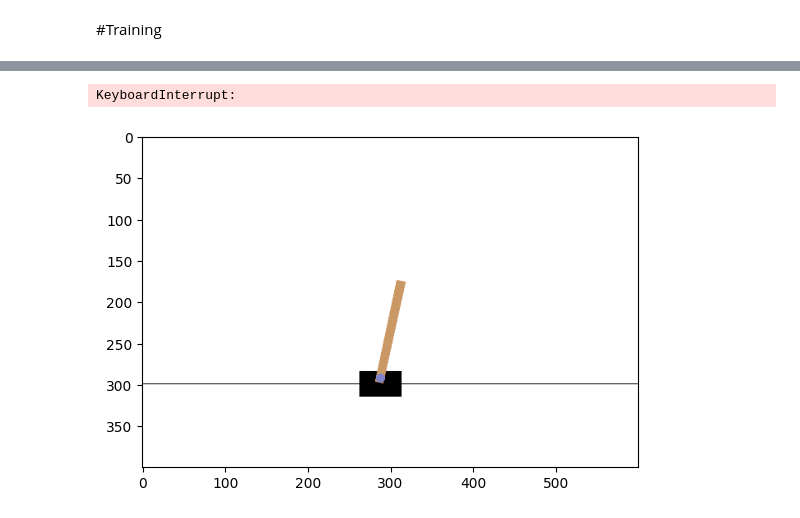
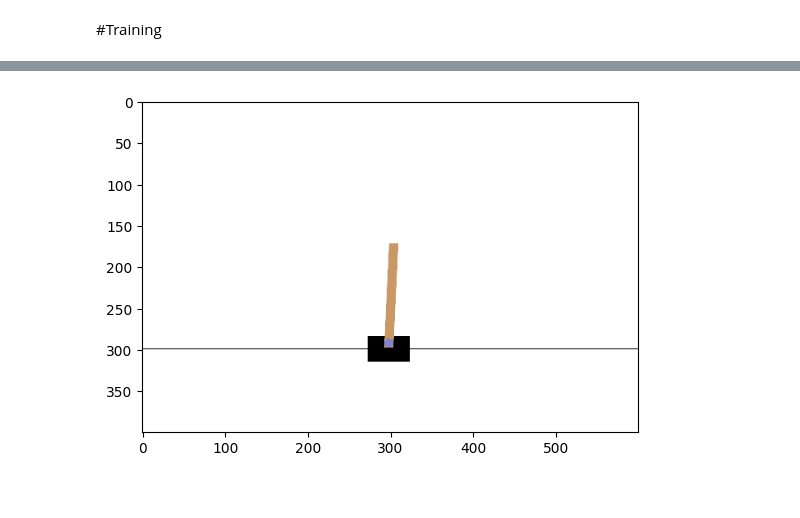
Before and after one commit to owenparsons3/RL-team, a Jupyter notebook: DQN.ipynb, the cells around one changed output, grey strips where cells are left out. Saved outputs shown, nothing was run; the diff lists cells and outputs as text; code cells hidden in the pictures.

```diff
--- a/DQN.ipynb
+++ b/DQN.ipynb
@@ -242,4 +242,8 @@ for step in itertools.count():
     print()
     print('Step', step)
     print('Avg reward', np.mean(reward_buffer))
+
+#for shorter training
+  if step > 15000:
+    break
 # %% [output]
@@ -270,29 +290,28 @@ Requirement already satisfied: gym-notices>=0.0.4 in /usr/local/lib/python3.10/d
 # %%
 import matplotlib.pyplot as plt
 from IPython import display as ipythondisplay
 from pyvirtualdisplay import Display
 display = Display(visible=0, size=(400, 300))
 display.start()
 
 env = gym.make("CartPole-v0")
 env.reset()
 prev_screen = env.render(mode='rgb_array')
 plt.imshow(prev_screen)
 
-for i in range(50):
+for i in range(5):
   action = env.action_space.sample()
   obs, reward, done, info = env.step(action)
   screen = env.render(mode='rgb_array')
 
   plt.imshow(screen)
   ipythondisplay.clear_output(wait=True)
   ipythondisplay.display(plt.gcf())
 
   if done:
     break
 
 ipythondisplay.clear_output(wait=True)
 env.close()
 # %% [output]
-KeyboardInterrupt:
-[figure, old version]
+[figure, new version]
```
Also changed, not shown: parts of 2 cells of this notebook.
